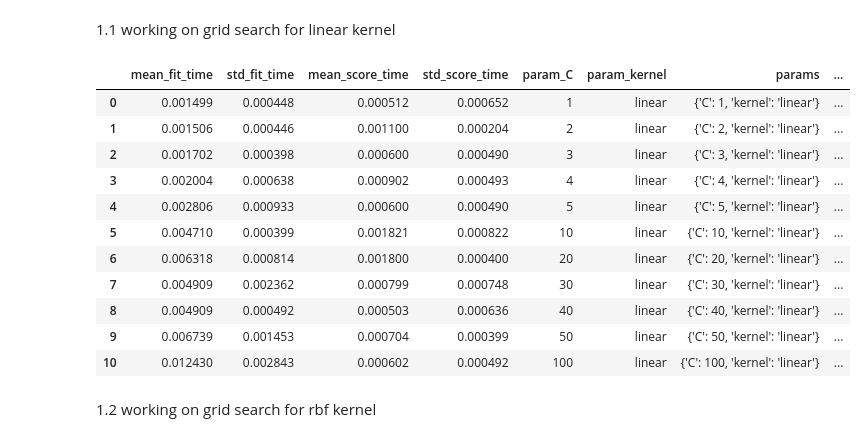
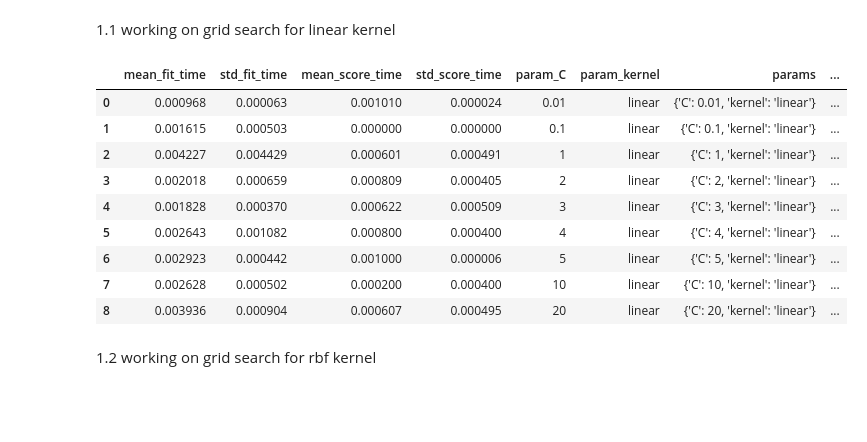
Before and after one commit to djolodjolo23/machine_learning_a3, a Jupyter notebook: Exercise1.ipynb, the cells around one changed output. Drawn from its saved outputs; the diff is of its cells as text; code cells hidden in the pictures; blank space fills up the shorter version.

```diff
--- a/Exercise1.ipynb
+++ b/Exercise1.ipynb
@@ -55,25 +55,23 @@ for kernel in kernels:
 # %%
 clf = GridSearchCV(SVC(), {
     'kernel': ['linear'],
-    'C': [1, 2, 3, 4, 5, 10, 20, 30, 40, 50, 100]
+    'C': [0.01, 0.1, 1, 2, 3, 4, 5, 10, 20]
 }, cv=5, return_train_score=False)
 clf.fit(X, y)
 df = pd.DataFrame(clf.cv_results_)
-best_hyperparameters_linear = df[df['rank_test_score'] == 1]['params']
+best_hyperparameters_linear = df[df['rank_test_score'].isin([1, 2, 3, 4, 5])].sort_values('rank_test_score')['params']
 df
 # %% [output]
 |  | mean_fit_time | std_fit_time | mean_score_time | std_score_time | param_C | param_kernel | params | ... |
-| 0 | 0.001499 | 0.000448 | 0.000512 | 0.000652 | 1 | linear | {'C': 1, 'kernel': 'linear'} | ... |
-| 1 | 0.001506 | 0.000446 | 0.001100 | 0.000204 | 2 | linear | {'C': 2, 'kernel': 'linear'} | ... |
-| 2 | 0.001702 | 0.000398 | 0.000600 | 0.000490 | 3 | linear | {'C': 3, 'kernel': 'linear'} | ... |
-| 3 | 0.002004 | 0.000638 | 0.000902 | 0.000493 | 4 | linear | {'C': 4, 'kernel': 'linear'} | ... |
-| 4 | 0.002806 | 0.000933 | 0.000600 | 0.000490 | 5 | linear | {'C': 5, 'kernel': 'linear'} | ... |
-| 5 | 0.004710 | 0.000399 | 0.001821 | 0.000822 | 10 | linear | {'C': 10, 'kernel': 'linear'} | ... |
-| 6 | 0.006318 | 0.000814 | 0.001800 | 0.000400 | 20 | linear | {'C': 20, 'kernel': 'linear'} | ... |
-| 7 | 0.004909 | 0.002362 | 0.000799 | 0.000748 | 30 | linear | {'C': 30, 'kernel': 'linear'} | ... |
-| 8 | 0.004909 | 0.000492 | 0.000503 | 0.000636 | 40 | linear | {'C': 40, 'kernel': 'linear'} | ... |
-| 9 | 0.006739 | 0.001453 | 0.000704 | 0.000399 | 50 | linear | {'C': 50, 'kernel': 'linear'} | ... |
-| 10 | 0.012430 | 0.002843 | 0.000602 | 0.000492 | 100 | linear | {'C': 100, 'kernel': 'linear'} | ... |
+| 0 | 0.000968 | 0.000063 | 0.001010 | 0.000024 | 0.01 | linear | {'C': 0.01, 'kernel': 'linear'} | ... |
+| 1 | 0.001615 | 0.000503 | 0.000000 | 0.000000 | 0.1 | linear | {'C': 0.1, 'kernel': 'linear'} | ... |
+| 2 | 0.004227 | 0.004429 | 0.000601 | 0.000491 | 1 | linear | {'C': 1, 'kernel': 'linear'} | ... |
+| 3 | 0.002018 | 0.000659 | 0.000809 | 0.000405 | 2 | linear | {'C': 2, 'kernel': 'linear'} | ... |
+| 4 | 0.001828 | 0.000370 | 0.000622 | 0.000509 | 3 | linear | {'C': 3, 'kernel': 'linear'} | ... |
+| 5 | 0.002643 | 0.001082 | 0.000800 | 0.000400 | 4 | linear | {'C': 4, 'kernel': 'linear'} | ... |
+| 6 | 0.002923 | 0.000442 | 0.001000 | 0.000006 | 5 | linear | {'C': 5, 'kernel': 'linear'} | ... |
+| 7 | 0.002628 | 0.000502 | 0.000200 | 0.000400 | 10 | linear | {'C': 10, 'kernel': 'linear'} | ... |
+| 8 | 0.003936 | 0.000904 | 0.000607 | 0.000495 | 20 | linear | {'C': 20, 'kernel': 'linear'} | ... |
 # %% [markdown]
 1.2 working on grid search for rbf kernel
 # %%
```
Also changed, not shown: parts of 8 cells of this notebook.
